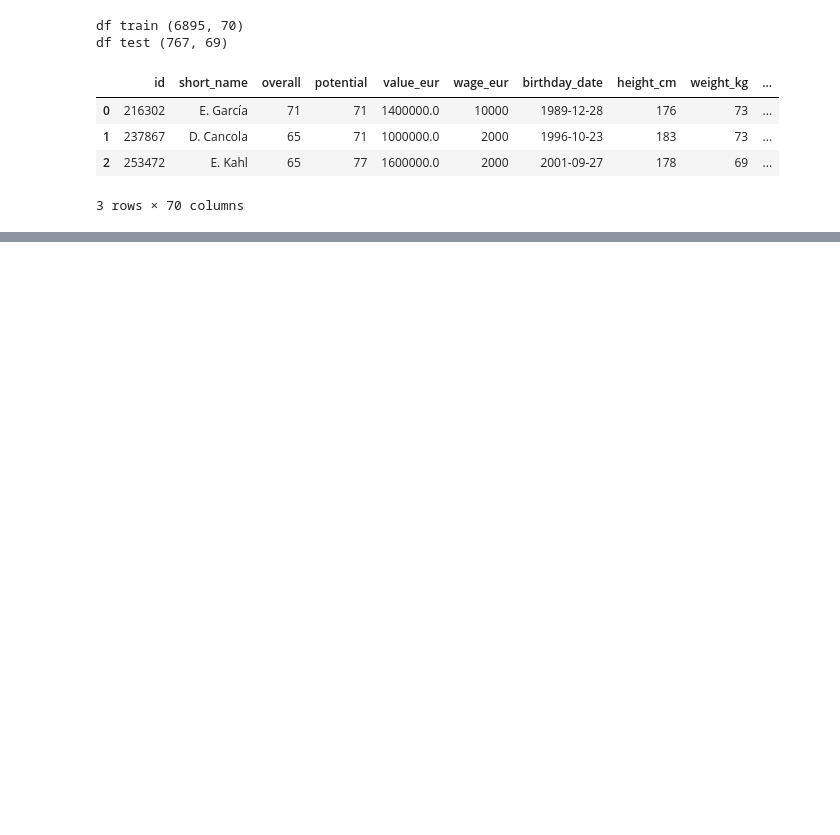
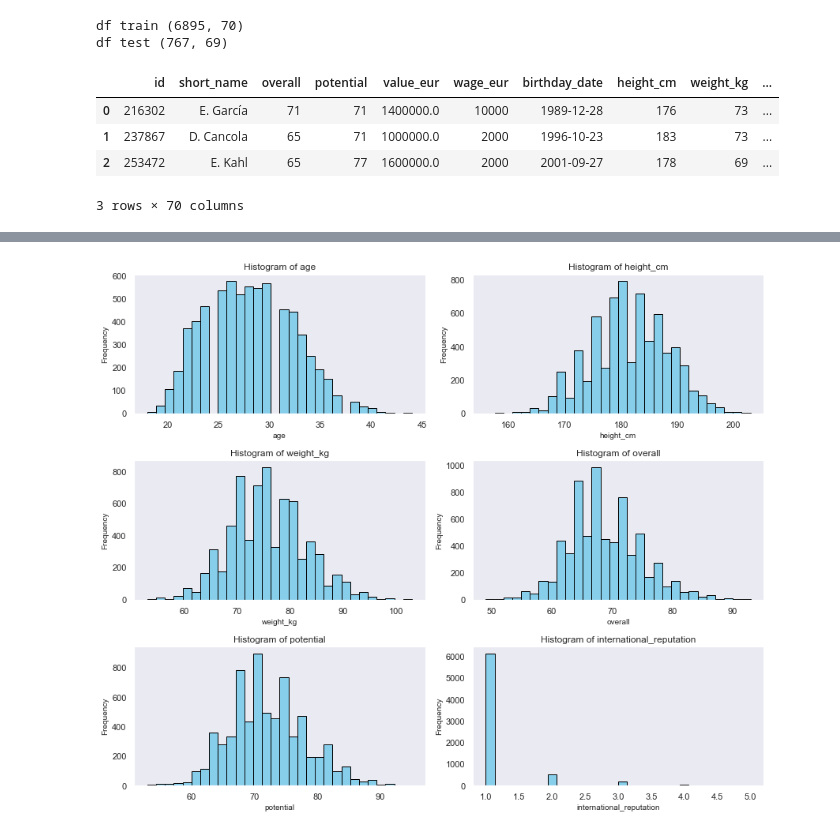
Before and after one commit to mgallon235/ml_football, a Jupyter notebook: mikel_draft_1.ipynb, the cells around one changed output, grey strips where cells are left out. Cells and saved outputs as stored; diff of their text form; code cells hidden in the pictures; blank space fills up the shorter version.

```diff
--- a/mikel_draft_1.ipynb
+++ b/mikel_draft_1.ipynb
@@ -98,0 +153,26 @@ numeric_cols(df)
+# %%
+# Creating high position location
+conditions = [
+    df['position'].isin(['LB','LWB','LM','LW','RB','RWB','RM','RW'])
+
+]
+
+choices = ['yes']
+
+df['is_wing'] = np.select(conditions, choices, default='no')
+# %%
+# Creating high level position
+conditions = [
+    df['position'].isin(['GK']),
+     df['position'].isin(['LB','LCB','CB','RCB','RB']),
+     df['position'].isin(['LWB','LDM','CDM','RDM','RWB']),
+     df['position'].isin(['LM','LCM','CM','RCM','RM']),
+     df['position'].isin(['LAM','CAM','RAM']),
+     df['position'].isin(['LW','LF','CF','RF','RW']),
+     df['position'].isin(['LS','ST','RS'])
+
+]
+
+choices = [0, 1, 2, 3,4,5,6]
+
+df['position_ord'] = np.select(conditions, choices, default=-1)
@@ -98,0 +197,7 @@ numeric_cols(df)
+# %%
+# Players main attributes
+player_char = df[['id','short_name','age','height_cm','weight_kg','overall','potential',
+                  'international_reputation','club_name','league_name','position','base_position','position_loc','is_wing','position_ord']]
+# %%
+# Players main attributes - numeric vars
+player_num_vars = fp.numeric_cols(player_char)
@@ -98,0 +216,5 @@ numeric_cols(df)
+# %%
+# Plot distributions
+fp.plot_hist_mult(player_char[player_num_vars].iloc[:,1:7],3,2,30)
+# %% [output]
+[figure, added]
```
Also changed, not shown: parts of 43 cells of this notebook, 1 other file.
